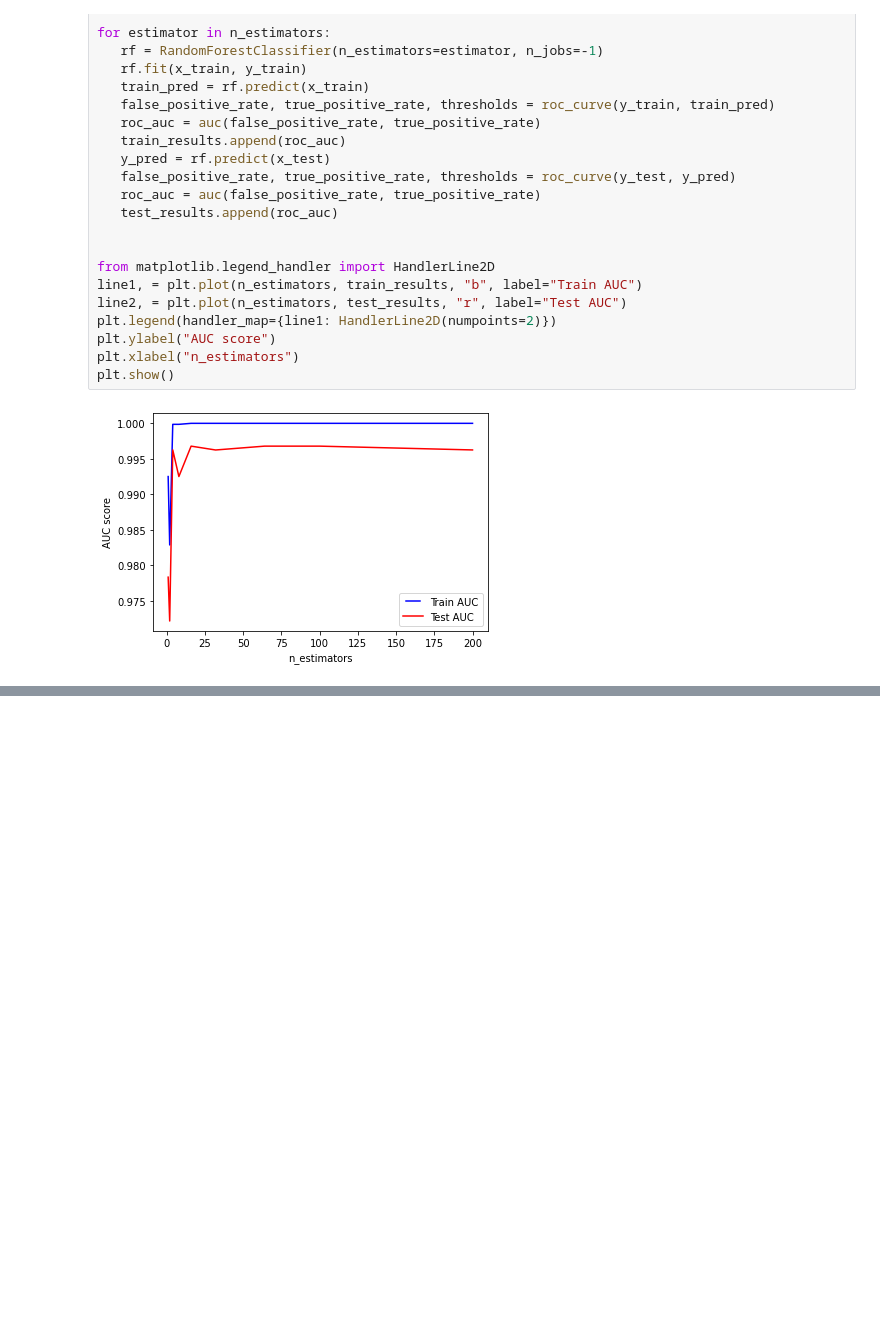
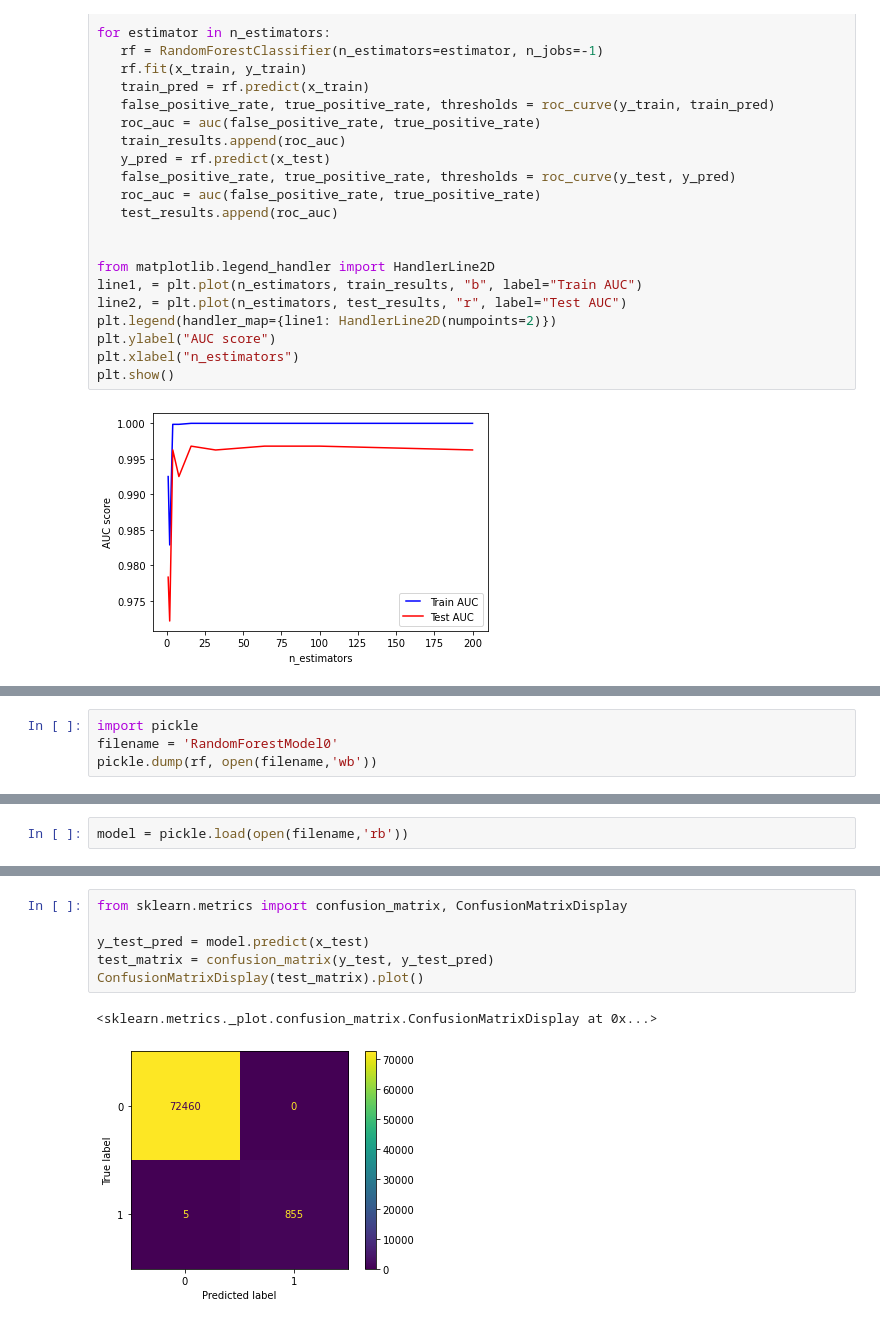
Before and after one commit to Timothy318/Covid-19DataMining, a Jupyter notebook: src/RandomForest.ipynb, the cells around one changed output, grey strips where cells are left out. Cells and saved outputs as stored; diff of their text form; blank space fills up the shorter version.

```diff
--- a/src/RandomForest.ipynb
+++ b/src/RandomForest.ipynb
@@ -129,0 +255,4 @@ plt.show()
+# %%
+import pickle
+filename = 'RandomForestModel0'
+pickle.dump(rf, open(filename,'wb'))
@@ -129,0 +262,2 @@ plt.show()
+# %%
+model = pickle.load(open(filename,'rb'))
@@ -129,0 +279,9 @@ plt.show()
+# %%
+from sklearn.metrics import confusion_matrix, ConfusionMatrixDisplay
+
+y_test_pred = model.predict(x_test)
+test_matrix = confusion_matrix(y_test, y_test_pred)
+ConfusionMatrixDisplay(test_matrix).plot()
+# %% [output]
+<sklearn.metrics._plot.confusion_matrix.ConfusionMatrixDisplay at 0x...>
+[figure, added]
```
Also changed, not shown: parts of 25 cells of this notebook, 1 other file.
